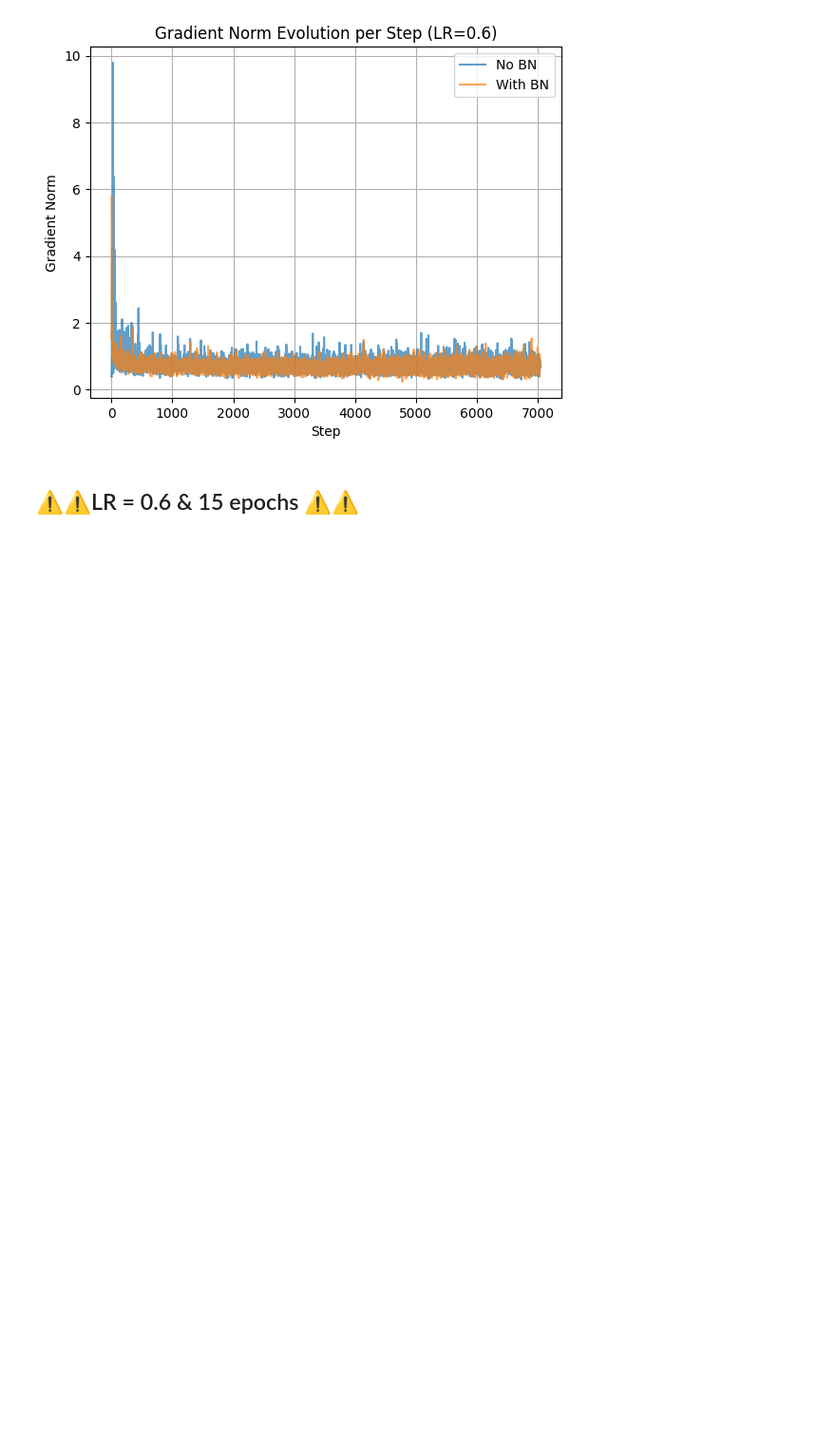
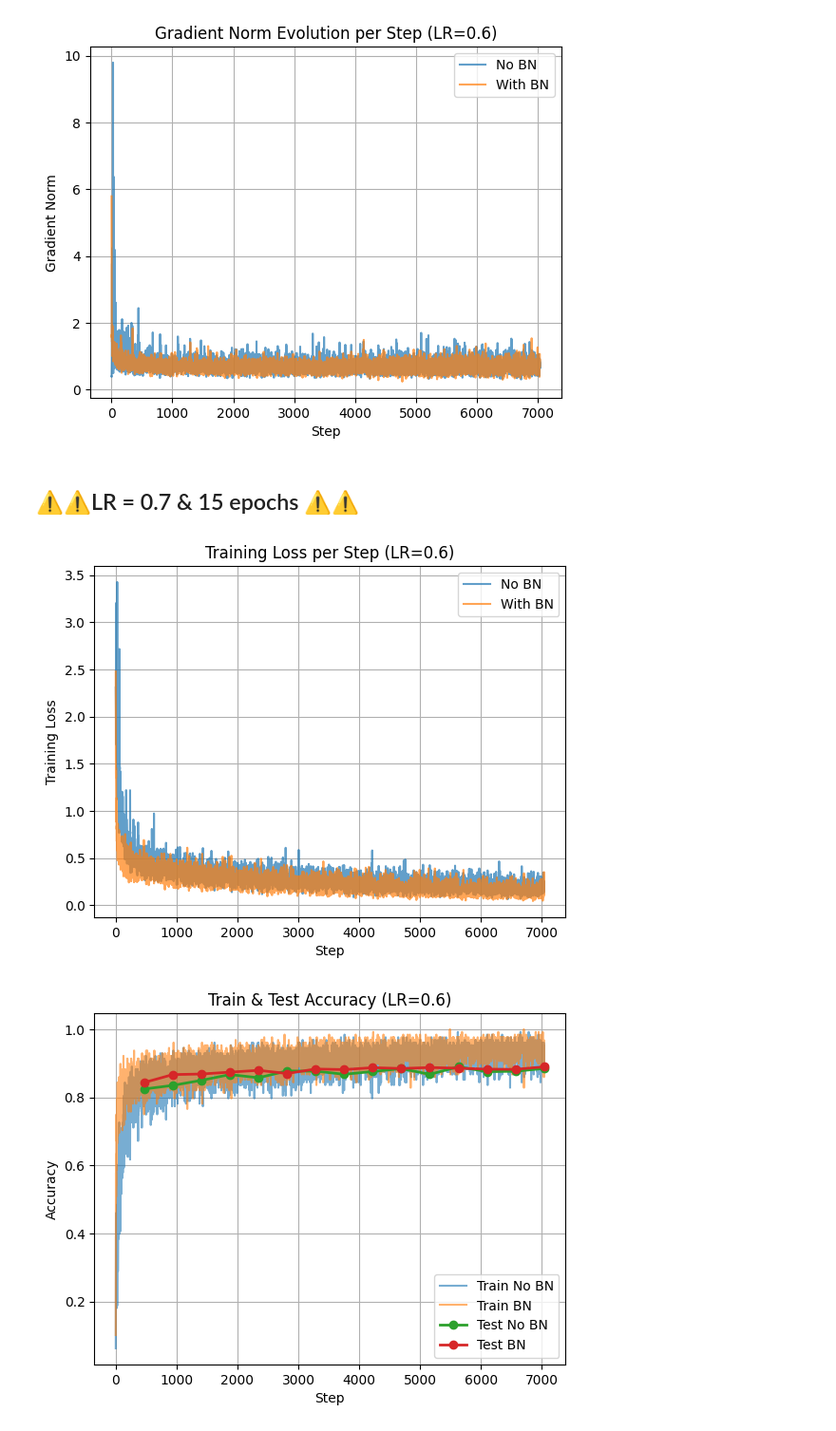
Before and after one commit to Sanjopp/Advanced_ML_BN_2025, a Jupyter notebook: notebook/experiment_fashion_by_steps.ipynb, the cells around one changed output. Shown: that part at 95% size. Drawn from its saved outputs; the diff is of its cells as text; code cells hidden in the pictures; blank space fills up the shorter version.

```diff
--- a/notebook/experiment_fashion_by_steps.ipynb
+++ b/notebook/experiment_fashion_by_steps.ipynb
@@ -165,4 +165,4 @@ plt.show()
 [figure]
 [figure]
 # %% [markdown]
-##  ⚠️⚠️LR = 0.6 & 15 epochs ⚠️⚠️
+##  ⚠️⚠️LR = 0.7 & 15 epochs ⚠️⚠️
@@ -168,0 +191,37 @@ plt.show()
+# %%
+steps = range(1, len(results["NoBN"]["loss"]) + 1)
+
+plt.plot(steps, results["NoBN"]["loss"], label="No BN", alpha=0.7)
+plt.plot(steps, results["BN"]["loss"], label="With BN", alpha=0.7)
+plt.xlabel("Step")
+plt.ylabel("Training Loss")
+plt.title("Training Loss per Step (LR=0.6)")
+plt.legend()
+plt.grid()
+plt.show()
+
+steps_per_epoch = len(results["NoBN"]["train_acc"]) // EPOCHS
+test_steps = [(i + 1) * steps_per_epoch for i in range(EPOCHS)]
+
+plt.plot(steps, results["NoBN"]["train_acc"], label="Train No BN", alpha=0.6)
+plt.plot(steps, results["BN"]["train_acc"], label="Train BN", alpha=0.6)
+plt.plot(test_steps, results["NoBN"]["test_acc"], marker='o', label="Test No BN", linewidth=2)
+plt.plot(test_steps, results["BN"]["test_acc"], marker='o', label="Test BN", linewidth=2)
+plt.xlabel("Step")
+plt.ylabel("Accuracy")
+plt.title("Train & Test Accuracy (LR=0.6)")
+plt.legend()
+plt.grid()
+plt.show()
+
+plt.plot(steps, results["NoBN"]["grad_norm"], label="No BN", alpha=0.7)
+plt.plot(steps, results["BN"]["grad_norm"], label="With BN", alpha=0.7)
+plt.xlabel("Step")
+plt.ylabel("Gradient Norm")
+plt.title("Gradient Norm Evolution per Step (LR=0.6)")
+plt.legend()
+plt.grid()
+plt.show()
+# %% [output]
+[figure, added]
+[figure, added]
```
Also changed, not shown: parts of 5 cells of this notebook.
